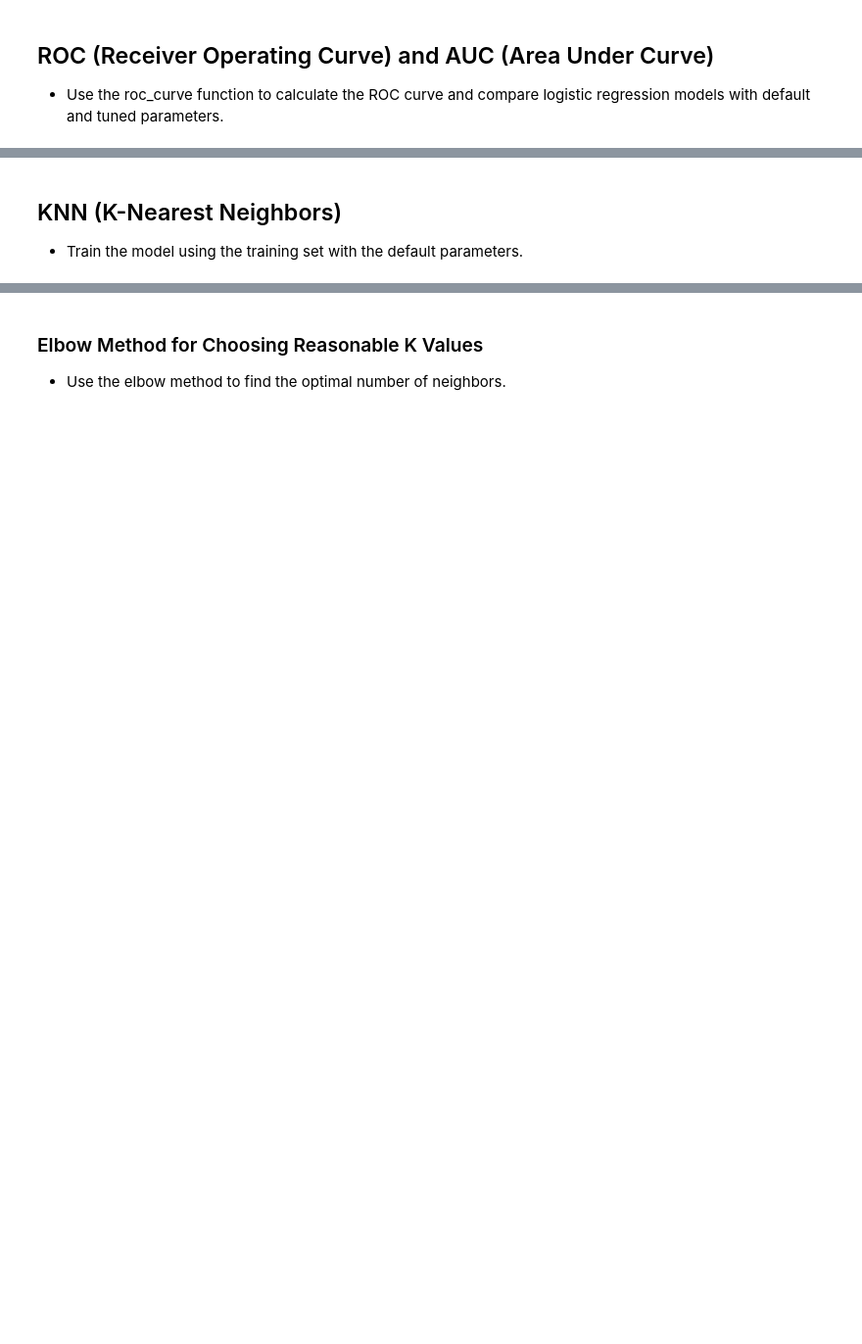
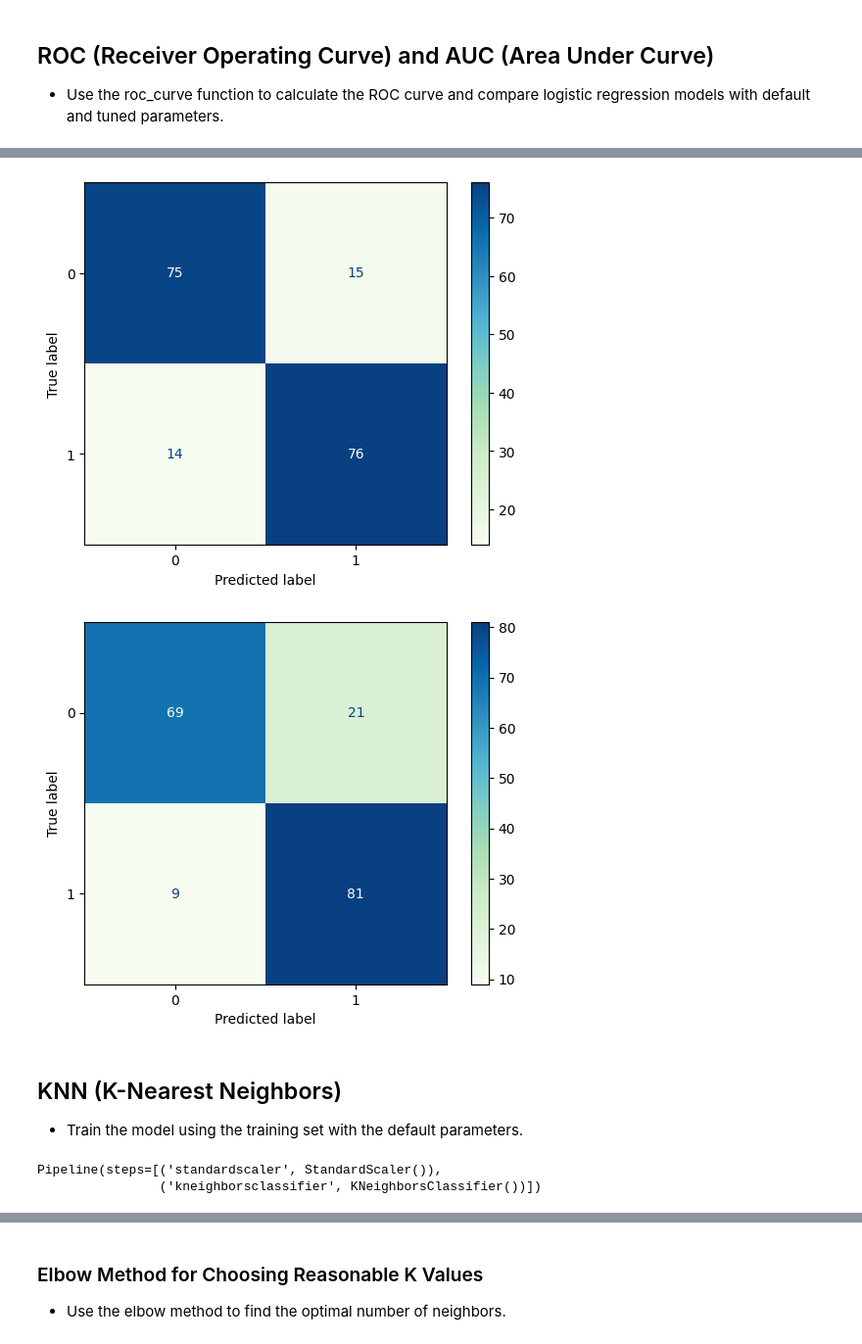
Before and after one commit to 0xArwa/soldier-race-prediction, a Jupyter notebook: week3/Classification HandsOn-1.ipynb, the cells around one changed output, grey strips where cells are left out. Shown at 98% size. Drawn from its saved outputs; the diff is of its cells as text; code cells hidden in the pictures; blank space fills up the shorter version.

```diff
--- a/week3/Classification HandsOn-1.ipynb
+++ b/week3/Classification HandsOn-1.ipynb
@@ -188,4 +335,20 @@ def eval_metric(model, X_train, y_train, X_test, y_test):
+# %%
+ConfusionMatrixDisplay.from_estimator(lr_pipe,X_test, y_test, cmap='GnBu')
+ConfusionMatrixDisplay.from_estimator(lr_pipe2,X_test, y_test, cmap='GnBu');
+# %% [output]
+[figure, added]
+[figure, added]
 # %% [markdown]
 ## KNN (K-Nearest Neighbors)
 
 - Train the model using the training set with the default parameters.
+# %%
+# knn model
+knn = KNeighborsClassifier()
+
+knn_pipe = make_pipeline(StandardScaler(), knn)
+
+knn_pipe.fit(X_train, y_train)
+# %% [output]
+Pipeline(steps=[('standardscaler', StandardScaler()),
+                ('kneighborsclassifier', KNeighborsClassifier())])
```
Also changed, not shown: parts of 42 cells of this notebook, 2 other files.
